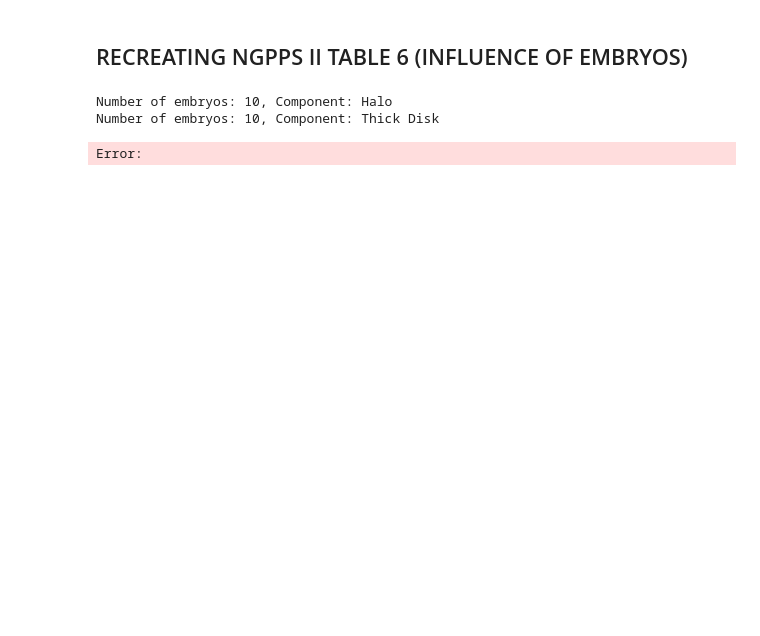
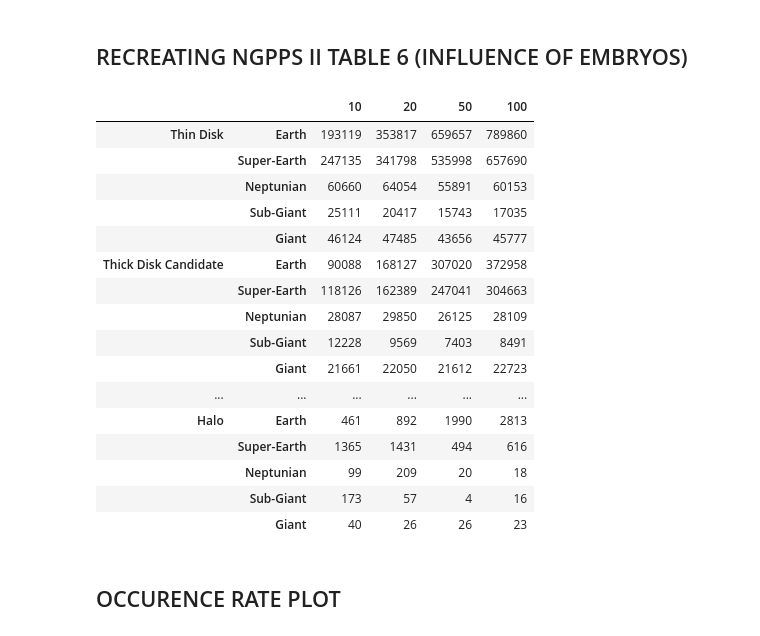
Before and after one commit to ChrisBoettner/plato, a Jupyter notebook: notebooks/06_planet_populations.ipynb, the cells around one changed output. Saved outputs shown, nothing was run; the diff lists cells and outputs as text; code cells hidden in the pictures; blank space fills up the shorter version.

```diff
--- a/notebooks/06_planet_populations.ipynb
+++ b/notebooks/06_planet_populations.ipynb
@@ -115,34 +164,2 @@ halo_table = metrics.calculate_metric_stats(
 # %% [markdown]
 ## RECREATING NGPPS II TABLE 6 (INFLUENCE OF EMBRYOS)
-# %%
-results = {}
-
-for num_embryos in [10, 20, 30, 100]:
-
-    print(f"Number of embryos: {num_embryos}, Component: {component}")
-    model = PopulationModel(
-        fields,
-        num_embryos=num_embryos,
-        additional_columns=["Population"],
-    )
-
-    mock_populations = []
-    for i in range(num_mocks):
-        mock_populations.append(
-            model.create_mock_population(
-                add_planet_category=True,
-                additional_columns=["Population"],
-            )
-        )
-
-    del model
-
-    results[num_embryos, component] = metrics.calculate_agg_metrics(
-        mock_populations,
-        number_of_systems=len(fields),
-        population=component,
-    )
-# %% [output]
-Number of embryos: 10, Component: Halo
-Number of embryos: 10, Component: Thick Disk
-Error:
@@ -148,0 +201,35 @@ Error:
+# %%
+pd.concat(table, axis=1).rename({0: "10", 1: "20", 2: "50", 3: "100"}, axis=1).reindex(
+    index=pd.MultiIndex.from_product(
+        [
+            [
+                "Thin Disk",
+                "Thick Disk Candidate",
+                "Thick Disk",
+                "Halo Candidate",
+                "Halo",
+            ],
+            ["Earth", "Super-Earth", "Neptunian", "Sub-Giant", "Giant"],
+        ],
+    )
+)
+# %% [output]
+|  |  | 10 | 20 | 50 | 100 |
+| Thin Disk | Earth | 193119 | 353817 | 659657 | 789860 |
+|  | Super-Earth | 247135 | 341798 | 535998 | 657690 |
+|  | Neptunian | 60660 | 64054 | 55891 | 60153 |
+|  | Sub-Giant | 25111 | 20417 | 15743 | 17035 |
+|  | Giant | 46124 | 47485 | 43656 | 45777 |
+| Thick Disk Candidate | Earth | 90088 | 168127 | 307020 | 372958 |
+|  | Super-Earth | 118126 | 162389 | 247041 | 304663 |
+|  | Neptunian | 28087 | 29850 | 26125 | 28109 |
+|  | Sub-Giant | 12228 | 9569 | 7403 | 8491 |
+|  | Giant | 21661 | 22050 | 21612 | 22723 |
+| ... | ... | ... | ... | ... | ... |
+| Halo | Earth | 461 | 892 | 1990 | 2813 |
+|  | Super-Earth | 1365 | 1431 | 494 | 616 |
+|  | Neptunian | 99 | 209 | 20 | 18 |
+|  | Sub-Giant | 173 | 57 | 4 | 16 |
+|  | Giant | 40 | 26 | 26 | 23 |
+# %% [markdown]
+## OCCURENCE RATE PLOT
```
Also changed, not shown: parts of 8 cells of this notebook, 2 other files.
